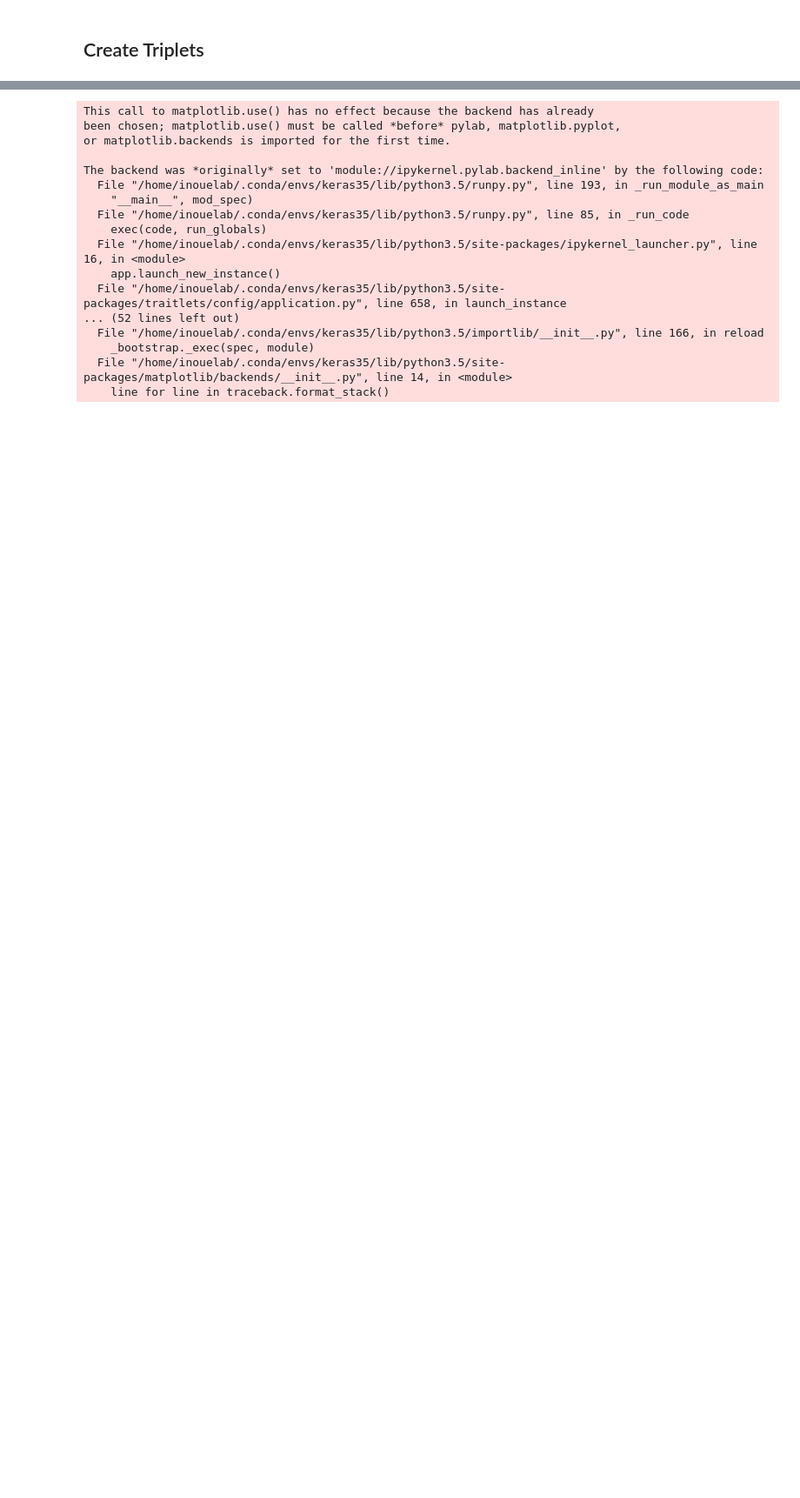
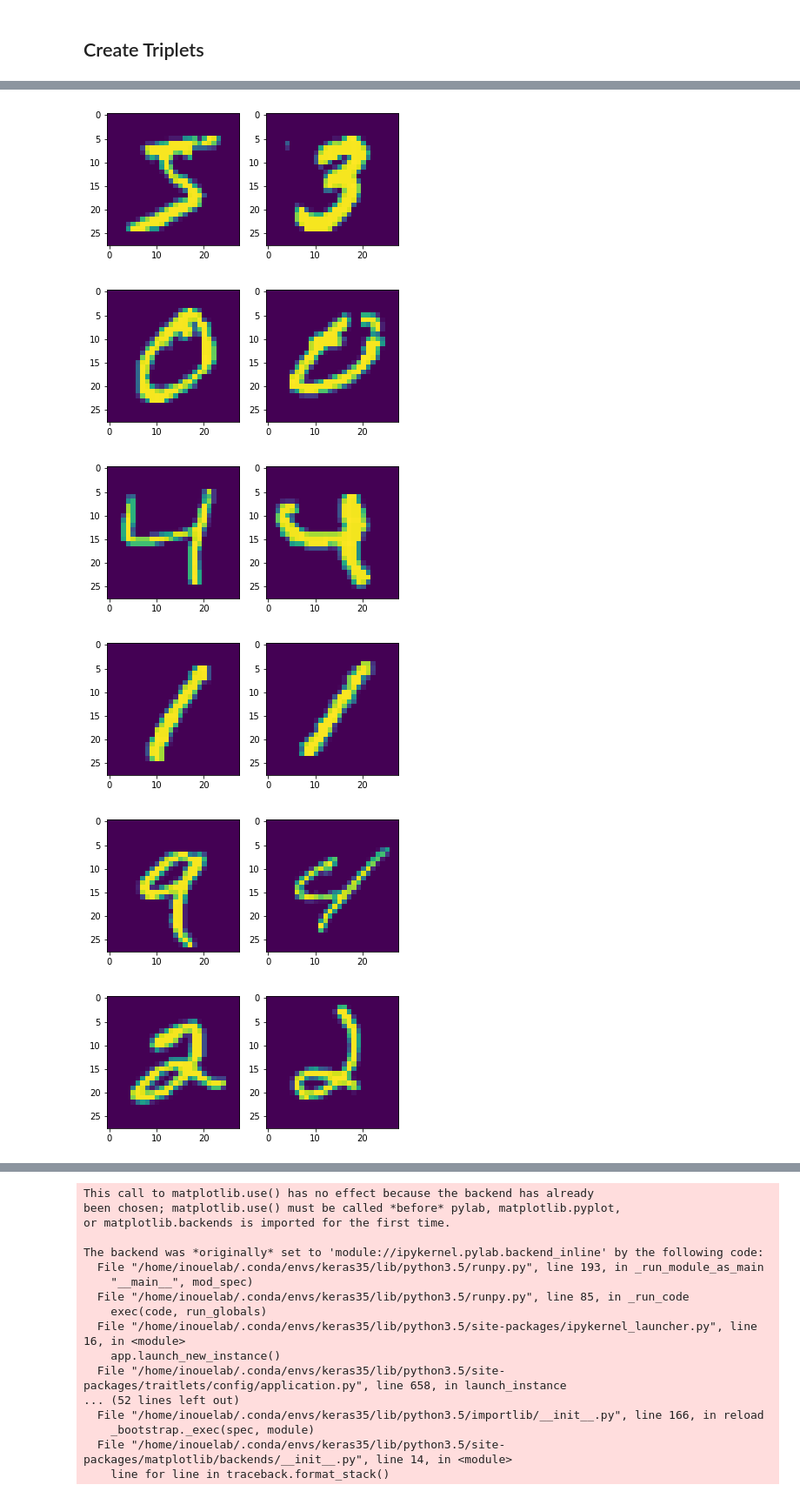
Before and after one commit to zukakosan/tripletNet, a Jupyter notebook: mnisTriplet.ipynb, the cells around one changed output, grey strips where cells are left out. Shown at 87% size. Saved outputs shown, nothing was run; the diff lists cells and outputs as text; code cells hidden in the pictures; blank space fills up the shorter version.

```diff
--- a/mnisTriplet.ipynb
+++ b/mnisTriplet.ipynb
@@ -275,14 +259,21 @@ plt.imshow(nearest.reshape(imwidth,imheight))
 # %%
-# for i in range(100):
-#     plt.subplot(1,2,1)
-#     test = embNet.predict(np.expand_dims((X_train[i] / 255.).astype(np.float32),axis=0))[0]
-#     plt.imshow(X_train[i].reshape(imwidth,imheight))
+for i in range(30):
+    plt.subplot(1,2,1)
+    test = embNet.predict(np.expand_dims((X_train[i] / 255.).astype(np.float32),axis=0))[0]
+    plt.imshow(X_train[i].reshape(imwidth,imheight))
 
-#     plt.subplot(1,2,2)
-#     similarities = np.zeros(len(emb_vecs))
-#     for i,emb_vec in enumerate(emb_vecs):
-#         similarities[i] = distance(test,emb_vec)
-#     min_idx = np.argmin(similarities)
-#     nearest = X_test[min_idx]
-#     plt.imshow(nearest.reshape(imwidth,imheight))
-#     plt.show()
+    plt.subplot(1,2,2)
+    similarities = np.zeros(len(emb_vecs))
+    for i,emb_vec in enumerate(emb_vecs):
+        similarities[i] = distance(test,emb_vec)
+    min_idx = np.argmin(similarities)
+    nearest = X_test[min_idx]
+    plt.imshow(nearest.reshape(imwidth,imheight))
+    plt.show()
+# %% [output]
+[figure, added]
+[figure, added]
+[figure, added]
+[figure, added]
+[figure, added]
+[figure, added]
```
Also changed, not shown: parts of 24 cells of this notebook, 2 other files.
